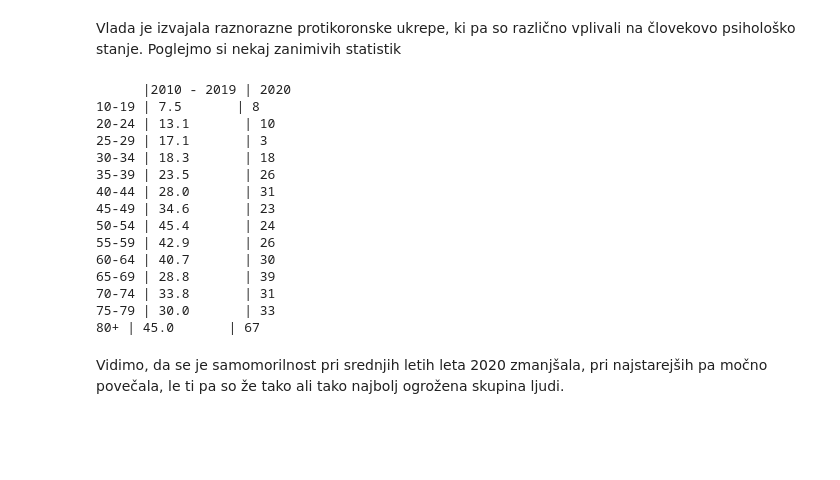
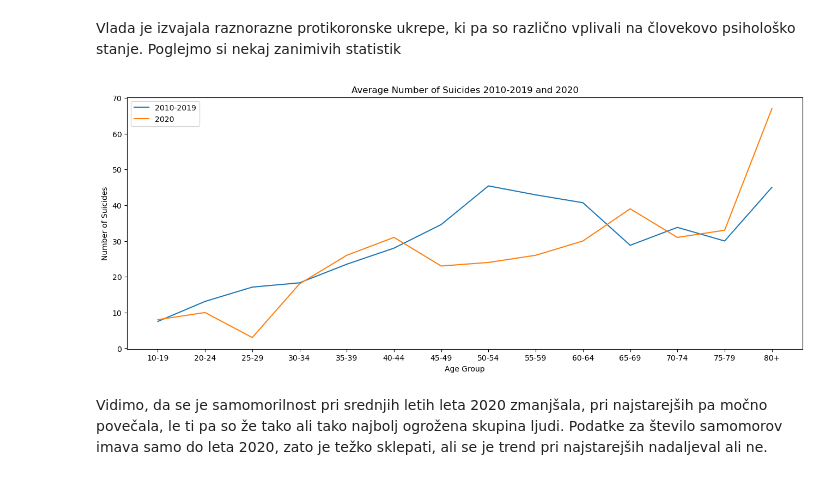
Before and after one commit to NuddleMeister/PR22LPTS, a Jupyter notebook: DataMining/samomori.ipynb, the cells around one changed output. Cells and saved outputs as stored; diff of their text form; code cells hidden in the pictures; blank space fills up the shorter version.

```diff
--- a/DataMining/samomori.ipynb
+++ b/DataMining/samomori.ipynb
@@ -131,30 +131,36 @@ Na grafu sva z oranžno črto prikazala razmerje vseh do sedaj okuženih in cepl
 # %% [markdown]
 Vlada je izvajala raznorazne protikoronske ukrepe, ki pa so različno vplivali na človekovo psihološko stanje. Poglejmo si nekaj zanimivih statistik
 # %%
+import matplotlib.pyplot as plt
+import numpy as np
+
 samomori = pd.read_csv("podatki/samomori.csv", delimiter=';')
 sui2020 = samomori["2020 Samomori - SKUPAJ"].copy()
 samomori = samomori.drop(samomori.columns[-1], axis=1)
 
 averages = samomori.mean(axis=1)
 xaxis = ['10-19', '20-24', '25-29', '30-34','35-39', '40-44','45-49', '50-54','55-59', '60-64', '65-69', '70-74', '75-79', '80+',]
-print("      |2010 - 2019 | 2020 ")
-for i in averages.index:
-    print(xaxis [i],"|",  averages[i], "      |", sui2020[i])
+x_values = np.arange(len(averages))
+
+fig, ax = plt.subplots(figsize=(16, 6))
+
+# Plot the values for averages
+ax.plot(xaxis, averages, '-', label='2010-2019')
+
+# Plot the values for sui2020
+ax.plot(xaxis, sui2020, '-', label='2020')
+
+# Set labels and title for the graph
+ax.set_xlabel('Age Group')
+ax.set_ylabel('Number of Suicides')
+ax.set_title('Average Number of Suicides 2010-2019 and 2020')
+
+# Add a legend
+ax.legend()
+
+# Show the plot
+plt.show()
 # %% [output]
-      |2010 - 2019 | 2020
-10-19 | 7.5       | 8
-20-24 | 13.1       | 10
-25-29 | 17.1       | 3
-30-34 | 18.3       | 18
-35-39 | 23.5       | 26
-40-44 | 28.0       | 31
-45-49 | 34.6       | 23
-50-54 | 45.4       | 24
-55-59 | 42.9       | 26
-60-64 | 40.7       | 30
-65-69 | 28.8       | 39
-70-74 | 33.8       | 31
-75-79 | 30.0       | 33
-80+ | 45.0       | 67
+[figure, added]
 # %% [markdown]
-Vidimo, da se je samomorilnost pri srednjih letih leta 2020 zmanjšala, pri najstarejših pa močno povečala, le ti pa so že tako ali tako najbolj ogrožena skupina ljudi.
+Vidimo, da se je samomorilnost pri srednjih letih leta 2020 zmanjšala, pri najstarejših pa močno povečala, le ti pa so že tako ali tako najbolj ogrožena skupina ljudi. Podatke za število samomorov imava samo do leta 2020, zato je težko sklepati, ali se je trend pri najstarejših nadaljeval ali ne.
```
